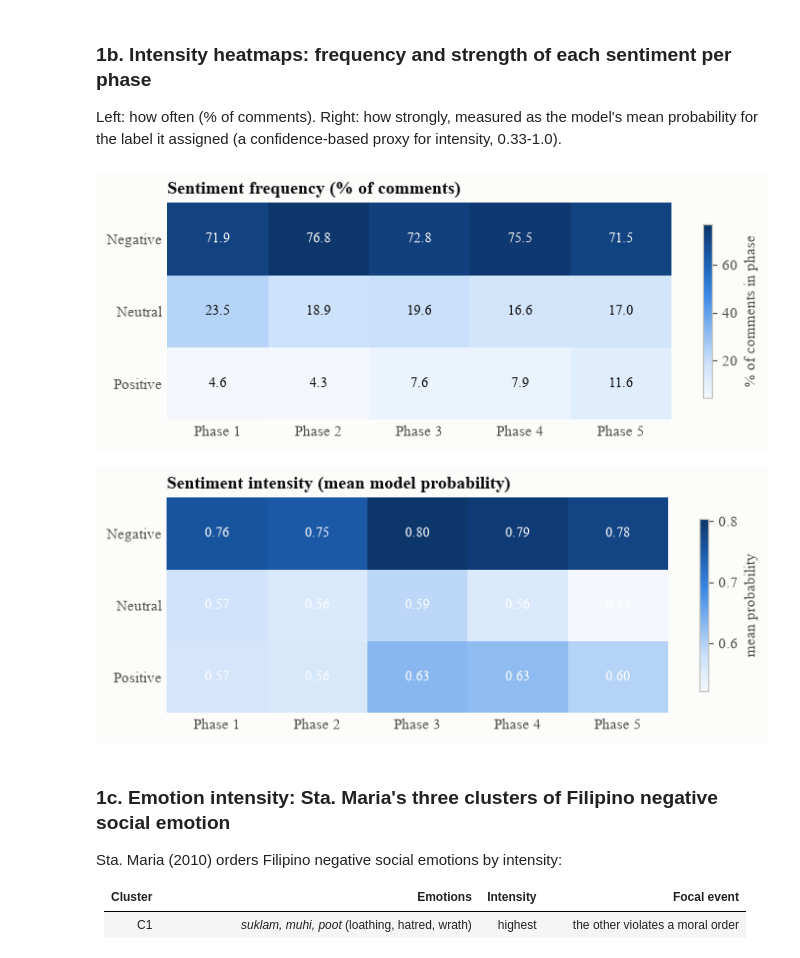
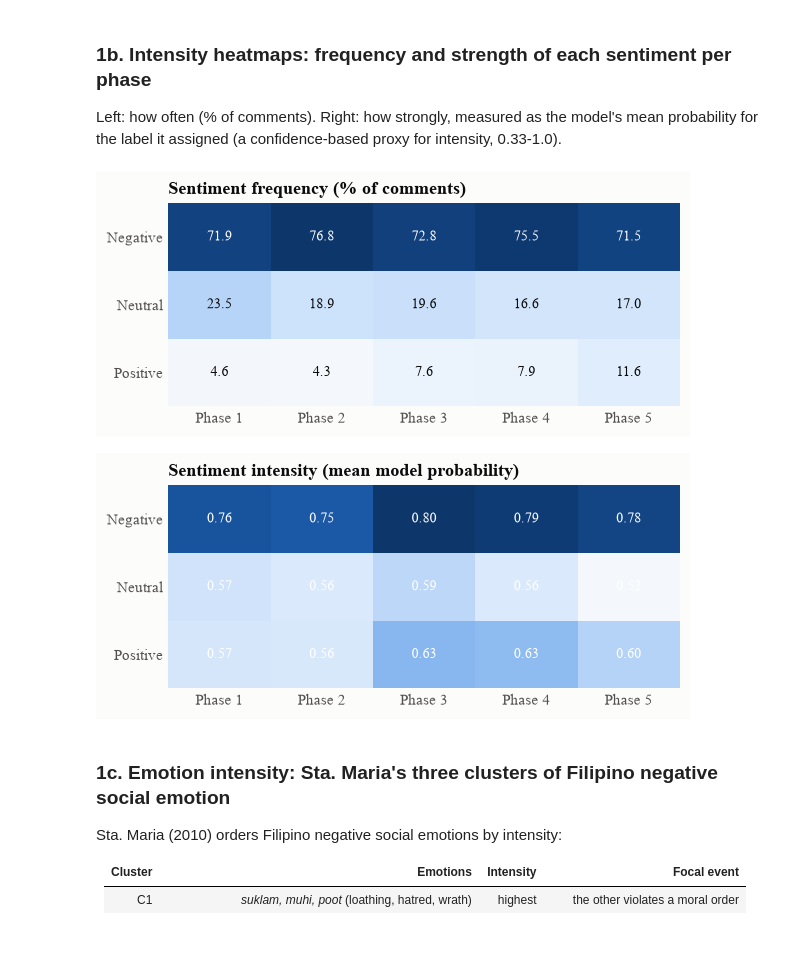
Before and after one commit to mbchavez27/crisis-management-analysis, a Jupyter notebook: 04-statistical-analysis/notebooks/03-findings.ipynb, the cells around one changed output. Saved outputs shown, nothing was run; the diff lists cells and outputs as text; code cells hidden in the pictures.

```diff
--- a/04-statistical-analysis/notebooks/03-findings.ipynb
+++ b/04-statistical-analysis/notebooks/03-findings.ipynb
@@ -212,8 +212,9 @@ def show(t, pct_cols=PHASE_LABELS + ["overall_%", "change_pp"]):
         {**{c: "{:.1f}" for c in pct_cols}, "cramers_v": "{:.3f}", "trend_z": "{:+.2f}",
          "p_holm": "{:.3g}", "p_trend_holm": "{:.3g}"}).background_gradient(cmap=SEQ, subset=PHASE_LABELS, axis=None)
 
-def heatmap(wide, title, fname, fmt="{:.1f}", cbar_label="% of comments in phase", cmap=SEQ, figsize=None):
-    fig, ax = plt.subplots(figsize=figsize or (7.5, 0.42 * len(wide) + 1.4))
+def heatmap(wide, title, fname, fmt="{:.1f}", cmap=SEQ, figsize=None):
+    # Every cell carries its number, so no colour bar (keeps the figure narrow).
+    fig, ax = plt.subplots(figsize=figsize or (6, 0.42 * len(wide) + 1.2))
     im = ax.imshow(wide.values, cmap=cmap, aspect="auto")
     ax.set_xticks(range(wide.shape[1]), wide.columns)
     ax.set_yticks(range(wide.shape[0]), wide.index)
@@ -227,13 +228,36 @@ def heatmap(wide, title, fname, fmt="{:.1f}", cbar_label="% of comments in phase
             v = wide.values[i, j]
             ax.text(j, i, fmt.format(v), ha="center", va="center", fontsize=9,
                     color="#ffffff" if v > 0.55 * vmax else "#0b0b0b")
-    fig.colorbar(im, ax=ax, shrink=0.8, label=cbar_label)
     ax.set_title(title)
     save(fig, fname)
     plt.show()
 
 def wide_share(t):
     return t[PHASE_LABELS]
+
+def ranks_of(shares):
+    return shares[PHASE_LABELS].rank(ascending=False, method="min").astype(int)
+
+def bump(shares, rank_tab, items, title, fname, colors=None):
+    # Rank of each item per phase as lines, labelled at the last phase; tied items share one label.
+    fig, ax = plt.subplots(figsize=(6.5, 0.42 * len(items) + 1.6))
+    x = np.arange(len(PHASES))
+    for i, v in enumerate(items):
+        ax.plot(x, rank_tab.loc[v, PHASE_LABELS].values, color=(colors or SERIES)[i], linewidth=2, marker="o",
+                markersize=7, markeredgecolor="#fcfcfb", markeredgewidth=2)
+    last = PHASE_LABELS[-1]
+    for r, grp in rank_tab.loc[items, last].groupby(rank_tab.loc[items, last]):
+        label = " / ".join(f"{v} ({shares.loc[v, last]:.1f}%)" for v in grp.index)
+        ax.text(x[-1] + 0.12, r, label, va="center", ha="left", fontsize=9)
+    ax.invert_yaxis()
+    ax.set_yticks(range(1, int(rank_tab.loc[items, PHASE_LABELS].values.max()) + 1))
+    ax.set_ylabel("rank (1 = most mentioned)")
+    ax.set_xticks(x, PHASE_LABELS, fontsize=9)
+    ax.grid(axis="x", visible=False)
+    ax.set_xlim(-0.2, len(PHASES) - 0.8)
+    ax.set_title(title)
+    save(fig, fname)
+    plt.show()
 # %% [markdown]
 ## RQ1 - Sentiment across time
 ### 1a. Frequency: how much positive, negative and neutral talk in each phase?
@@ -292,15 +316,15 @@ assigned (a confidence-based proxy for intensity, 0.33-1.0).
 # %%
 freq = shares.T.rename(index=str.title)
 freq.columns = PHASE_LABELS
 inten = df.pivot_table(index="sentiment_label", columns="phase", values="sentiment_score", aggfunc="mean", observed=True)
 inten = inten.loc[["NEGATIVE", "NEUTRAL", "POSITIVE"]].rename(index=str.title)
 inten.columns = PHASE_LABELS
-heatmap(freq, "Sentiment frequency (% of comments)", "rq1_heatmap_sentiment_frequency", figsize=(7.5, 2.6))
+heatmap(freq, "Sentiment frequency (% of comments)", "rq1_heatmap_sentiment_frequency", figsize=(6, 2.4))
 heatmap(inten, "Sentiment intensity (mean model probability)", "rq1_heatmap_sentiment_intensity",
-        fmt="{:.2f}", cbar_label="mean probability", figsize=(7.5, 2.6))
+        fmt="{:.2f}", figsize=(6, 2.4))
 # %% [output]
-[figure, old version]
+[figure, new version]
-[figure, old version]
+[figure, new version]
 # %% [markdown]
 ### 1c. Emotion intensity: Sta. Maria's three clusters of Filipino negative social emotion
 Sta. Maria (2010) orders Filipino negative social emotions by intensity:
```
Also changed, not shown: parts of 18 cells of this notebook, 32 other files.
